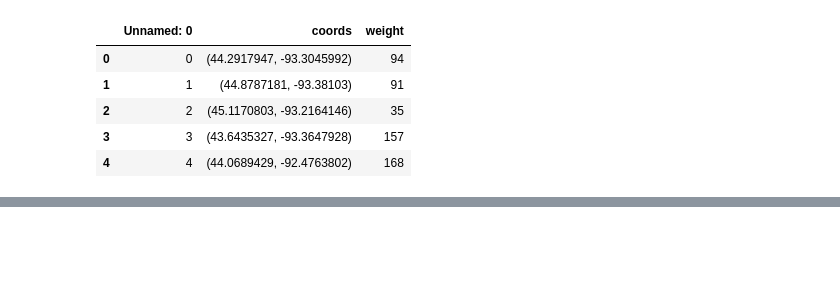
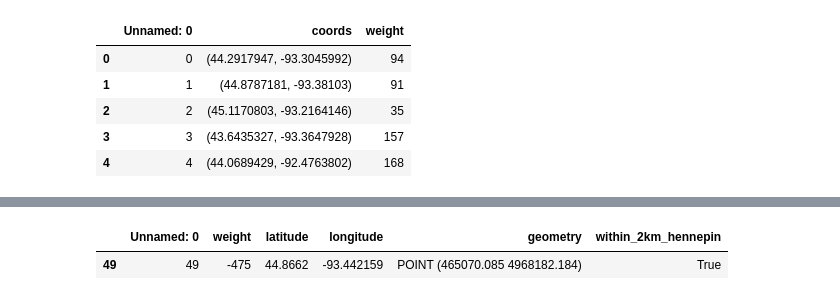
Before and after one commit to dreyco676/mn_childcare, a Jupyter notebook: kde.ipynb, the cells around one changed output, grey strips where cells are left out. Saved outputs shown, nothing was run; the diff lists cells and outputs as text; code cells hidden in the pictures; blank space fills up the shorter version.

Commit message:
stuck at geospatial within

```diff
--- a/kde.ipynb
+++ b/kde.ipynb
@@ -34,0 +67,21 @@ ValueError: aweights cannot be negative
+# %%
+# TODO see which lat/longs are within
+from shapely.geometry import Point
+# df['geometry'] = [Point(xy) for xy in zip(df['longitude'], df['latitude'])]
+
+# del df['Unnamed: 0']
+# df.head()
+
+gdf = gpd.GeoDataFrame(df, geometry=gpd.points_from_xy(df['longitude'], df['latitude']))
+
+
+gdf = gdf.set_crs('EPSG:4326')
+gdf = gdf.to_crs('EPSG:26915')
+# %%
+gdf['within_2km_hennepin'] = gdf.within(buffered_hennepin)
+# %%
+filtered_df = gdf[gdf['within_2km_hennepin'] == True]
+filtered_df.head()
+# %% [output]
+|  | Unnamed: 0 | weight | latitude | longitude | geometry | within_2km_hennepin |
+| 49 | 49 | -475 | 44.8662 | -93.442159 | POINT (465070.085 4968182.184) | True |
```
Also changed, not shown: parts of 8 cells of this notebook, 53 other files.
